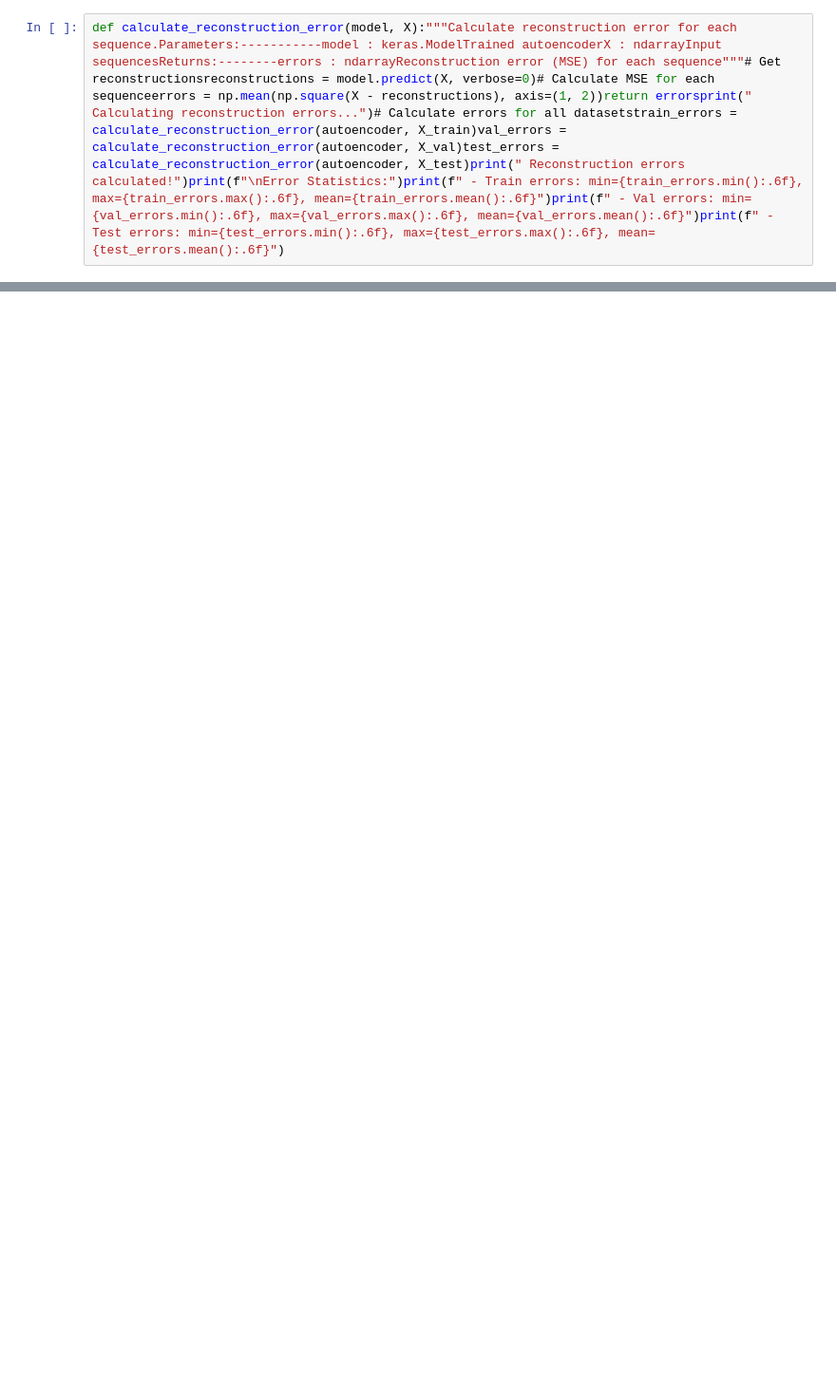
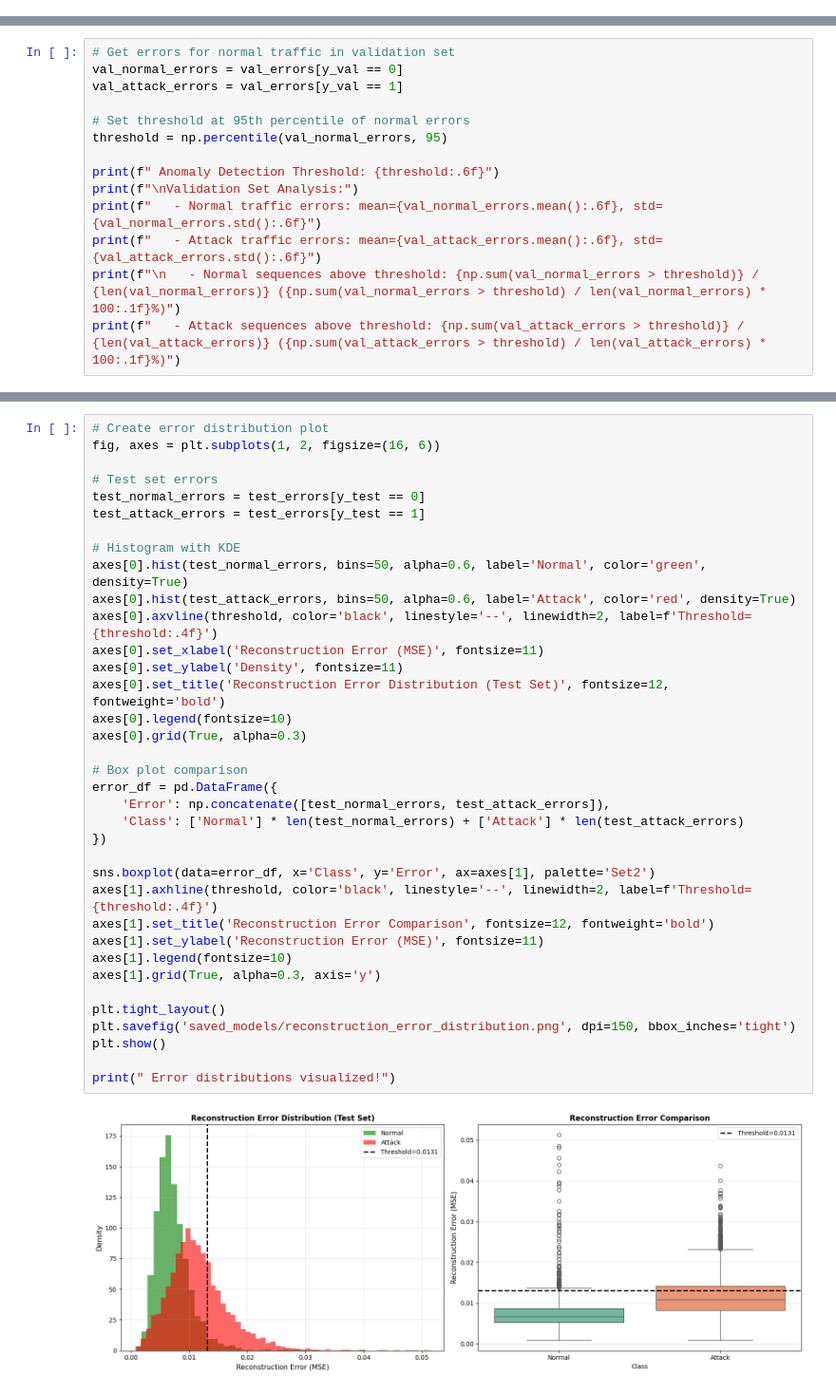
Before and after one commit to ahmedmesbah0/Intrusion-Detection-AI, a Jupyter notebook: 3_model_training.ipynb, the cells around one changed output, grey strips where cells are left out. Shown at 95% size. Drawn from its saved outputs; the diff is of its cells as text; blank space fills up the shorter version.

```diff
--- a/3_model_training.ipynb
+++ b/3_model_training.ipynb
@@ -45,2 +0,0 @@ def build_cnn_lstm_autoencoder(sequence_length, n_features, latent_dim=32):"""Bu
-# %%
-def calculate_reconstruction_error(model, X):"""Calculate reconstruction error for each sequence.Parameters:-----------model : keras.ModelTrained autoencoderX : ndarrayInput sequencesReturns:--------errors : ndarrayReconstruction error (MSE) for each sequence"""# Get reconstructionsreconstructions = model.predict(X, verbose=0)# Calculate MSE for each sequenceerrors = np.mean(np.square(X - reconstructions), axis=(1, 2))return errorsprint(" Calculating reconstruction errors...")# Calculate errors for all datasetstrain_errors = calculate_reconstruction_error(autoencoder, X_train)val_errors = calculate_reconstruction_error(autoencoder, X_val)test_errors = calculate_reconstruction_error(autoencoder, X_test)print(" Reconstruction errors calculated!")print(f"\nError Statistics:")print(f" - Train errors: min={train_errors.min():.6f}, max={train_errors.max():.6f}, mean={train_errors.mean():.6f}")print(f" - Val errors: min={val_errors.min():.6f}, max={val_errors.max():.6f}, mean={val_errors.mean():.6f}")print(f" - Test errors: min={test_errors.min():.6f}, max={test_errors.max():.6f}, mean={test_errors.mean():.6f}")
@@ -84,0 +464,14 @@ from sklearn.metrics import accuracy_score, precision_score, recall_score, f1_sc
+# %%
+# Get errors for normal traffic in validation set
+val_normal_errors = val_errors[y_val == 0]
+val_attack_errors = val_errors[y_val == 1]
+
+# Set threshold at 95th percentile of normal errors
+threshold = np.percentile(val_normal_errors, 95)
+
+print(f" Anomaly Detection Threshold: {threshold:.6f}")
+print(f"\nValidation Set Analysis:")
+print(f"   - Normal traffic errors: mean={val_normal_errors.mean():.6f}, std={val_normal_errors.std():.6f}")
+print(f"   - Attack traffic errors: mean={val_attack_errors.mean():.6f}, std={val_attack_errors.std():.6f}")
+print(f"\n   - Normal sequences above threshold: {np.sum(val_normal_errors > threshold)} / {len(val_normal_errors)} ({np.sum(val_normal_errors > threshold) / len(val_normal_errors) * 100:.1f}%)")
+print(f"   - Attack sequences above threshold: {np.sum(val_attack_errors > threshold)} / {len(val_attack_errors)} ({np.sum(val_attack_errors > threshold) / len(val_attack_errors) * 100:.1f}%)")
@@ -84,0 +491,38 @@ from sklearn.metrics import accuracy_score, precision_score, recall_score, f1_sc
+# %%
+# Create error distribution plot
+fig, axes = plt.subplots(1, 2, figsize=(16, 6))
+
+# Test set errors
+test_normal_errors = test_errors[y_test == 0]
+test_attack_errors = test_errors[y_test == 1]
+
+# Histogram with KDE
+axes[0].hist(test_normal_errors, bins=50, alpha=0.6, label='Normal', color='green', density=True)
+axes[0].hist(test_attack_errors, bins=50, alpha=0.6, label='Attack', color='red', density=True)
+axes[0].axvline(threshold, color='black', linestyle='--', linewidth=2, label=f'Threshold={threshold:.4f}')
+axes[0].set_xlabel('Reconstruction Error (MSE)', fontsize=11)
+axes[0].set_ylabel('Density', fontsize=11)
+axes[0].set_title('Reconstruction Error Distribution (Test Set)', fontsize=12, fontweight='bold')
+axes[0].legend(fontsize=10)
+axes[0].grid(True, alpha=0.3)
+
+# Box plot comparison
+error_df = pd.DataFrame({
+    'Error': np.concatenate([test_normal_errors, test_attack_errors]),
+    'Class': ['Normal'] * len(test_normal_errors) + ['Attack'] * len(test_attack_errors)
+})
+
+sns.boxplot(data=error_df, x='Class', y='Error', ax=axes[1], palette='Set2')
+axes[1].axhline(threshold, color='black', linestyle='--', linewidth=2, label=f'Threshold={threshold:.4f}')
+axes[1].set_title('Reconstruction Error Comparison', fontsize=12, fontweight='bold')
+axes[1].set_ylabel('Reconstruction Error (MSE)', fontsize=11)
+axes[1].legend(fontsize=10)
+axes[1].grid(True, alpha=0.3, axis='y')
+
+plt.tight_layout()
+plt.savefig('saved_models/reconstruction_error_distribution.png', dpi=150, bbox_inches='tight')
+plt.show()
+
+print(" Error distributions visualized!")
+# %% [output]
+[figure, added]
```
Also changed, not shown: parts of 72 cells of this notebook, 2 other files.
